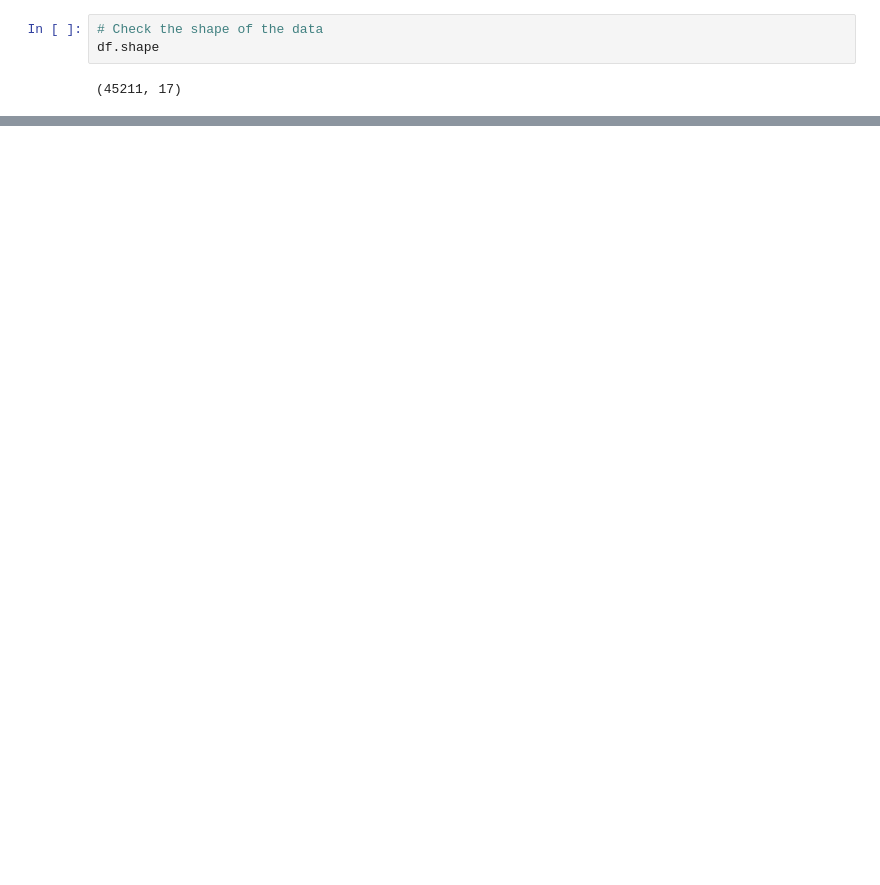
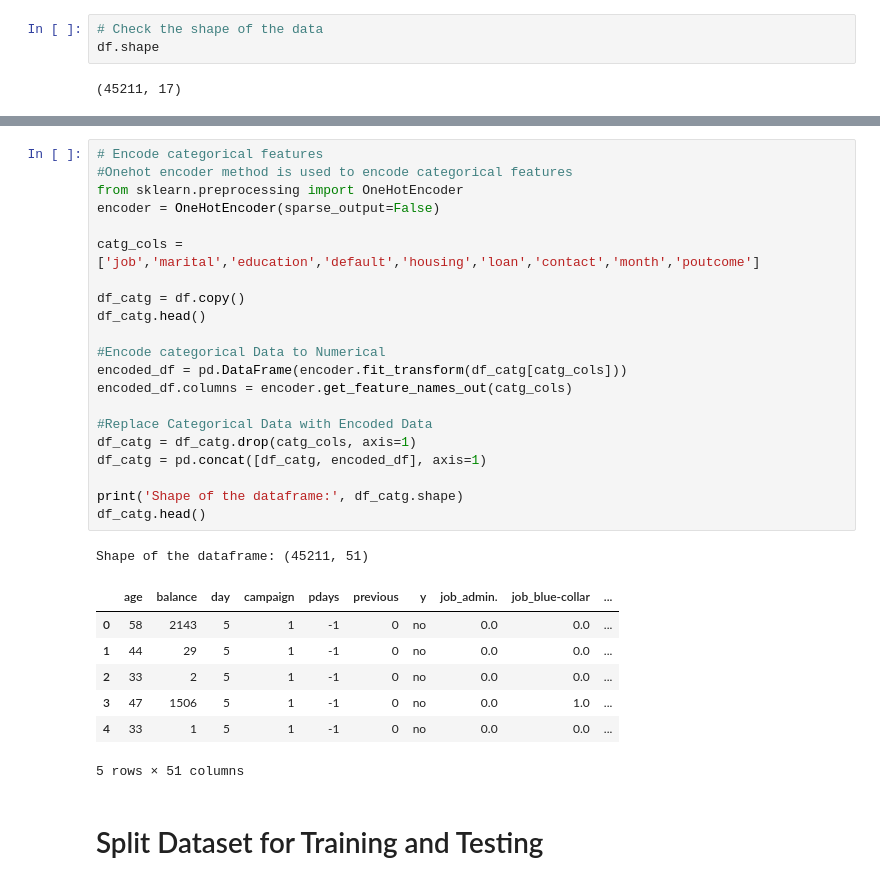
Before and after one commit to Chanminii/Bank-Marketing-prediction, a Jupyter notebook: mlcw.ipynb, the cells around one changed output, grey strips where cells are left out. Cells and saved outputs as stored; diff of their text form; blank space fills up the shorter version.

```diff
--- a/mlcw.ipynb
+++ b/mlcw.ipynb
@@ -211,0 +366,32 @@ print(df['y'].unique())
+# %%
+# Encode categorical features
+#Onehot encoder method is used to encode categorical features
+from sklearn.preprocessing import OneHotEncoder
+encoder = OneHotEncoder(sparse_output=False)
+
+catg_cols = ['job','marital','education','default','housing','loan','contact','month','poutcome']
+
+df_catg = df.copy()
+df_catg.head()
+
+#Encode categorical Data to Numerical
+encoded_df = pd.DataFrame(encoder.fit_transform(df_catg[catg_cols]))
+encoded_df.columns = encoder.get_feature_names_out(catg_cols)
+
+#Replace Categorical Data with Encoded Data
+df_catg = df_catg.drop(catg_cols, axis=1)
+df_catg = pd.concat([df_catg, encoded_df], axis=1)
+
+print('Shape of the dataframe:', df_catg.shape)
+df_catg.head()
+# %% [output]
+Shape of the dataframe: (45211, 51)
+|  | age | balance | day | campaign | pdays | previous | y | job_admin. | job_blue-collar | ... |
+| 0 | 58 | 2143 | 5 | 1 | -1 | 0 | no | 0.0 | 0.0 | ... |
+| 1 | 44 | 29 | 5 | 1 | -1 | 0 | no | 0.0 | 0.0 | ... |
+| 2 | 33 | 2 | 5 | 1 | -1 | 0 | no | 0.0 | 0.0 | ... |
+| 3 | 47 | 1506 | 5 | 1 | -1 | 0 | no | 0.0 | 1.0 | ... |
+| 4 | 33 | 1 | 5 | 1 | -1 | 0 | no | 0.0 | 0.0 | ... |
+5 rows × 51 columns
+# %% [markdown]
+# Split Dataset for Training and Testing
```
Also changed, not shown: parts of 49 cells of this notebook.
